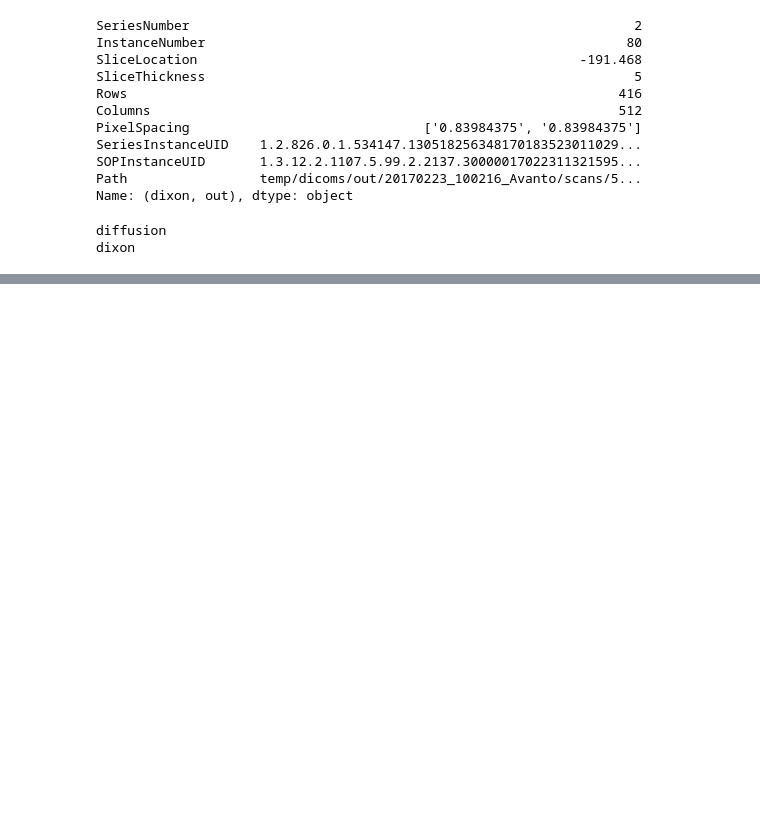
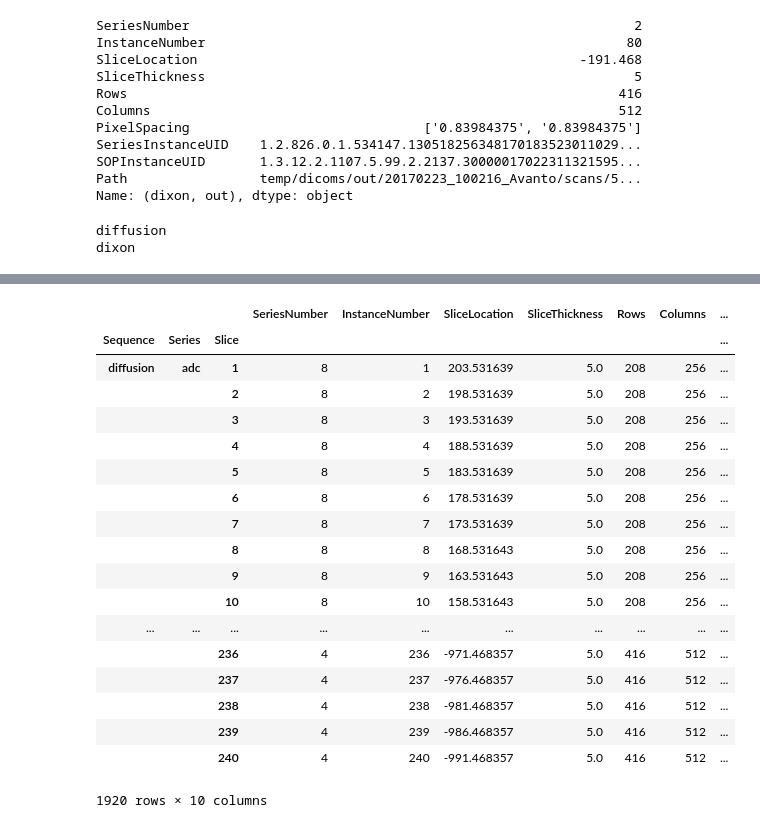
Before and after one commit to theo-barfoot/MALIMAR_data_cleaning, a Jupyter notebook: scrap.ipynb, the cells around one changed output, grey strips where cells are left out. Cells and saved outputs as stored; diff of their text form; code cells hidden in the pictures; blank space fills up the shorter version.

Commit message:
slice index and instance number fixed uids done properly

```diff
--- a/scrap.ipynb
+++ b/scrap.ipynb
@@ -1511,0 +1537,2 @@ dixon
+# %%
+df.drop(['Slice','Slice.1'], axis=1, inplace=True)
@@ -1511,0 +1560,2 @@ dixon
+# %%
+df.set_index(['Sequence', 'Series', 'InstanceNumber'], drop=False, inplace=True)
@@ -1511,0 +1584,2 @@ dixon
+# %%
+df.drop(['Sequence', 'Series'], axis=1, inplace=True)  # Keep InstanceNumber column
@@ -1511,0 +1608,24 @@ dixon
+# %%
+df.rename_axis(index={'InstanceNumber': 'Slice'}, inplace=True)
+# %%
+df
+# %% [output]
+|  |  |  | SeriesNumber | InstanceNumber | SliceLocation | SliceThickness | Rows | Columns | ... |
+| Sequence | Series | Slice |  |  |  |  |  |  | ... |
+| diffusion | adc | 1 | 8 | 1 | 203.531639 | 5.0 | 208 | 256 | ... |
+|  |  | 2 | 8 | 2 | 198.531639 | 5.0 | 208 | 256 | ... |
+|  |  | 3 | 8 | 3 | 193.531639 | 5.0 | 208 | 256 | ... |
+|  |  | 4 | 8 | 4 | 188.531639 | 5.0 | 208 | 256 | ... |
+|  |  | 5 | 8 | 5 | 183.531639 | 5.0 | 208 | 256 | ... |
+|  |  | 6 | 8 | 6 | 178.531639 | 5.0 | 208 | 256 | ... |
+|  |  | 7 | 8 | 7 | 173.531639 | 5.0 | 208 | 256 | ... |
+|  |  | 8 | 8 | 8 | 168.531643 | 5.0 | 208 | 256 | ... |
+|  |  | 9 | 8 | 9 | 163.531643 | 5.0 | 208 | 256 | ... |
+|  |  | 10 | 8 | 10 | 158.531643 | 5.0 | 208 | 256 | ... |
+| ... | ... | ... | ... | ... | ... | ... | ... | ... | ... |
+|  |  | 236 | 4 | 236 | -971.468357 | 5.0 | 416 | 512 | ... |
+|  |  | 237 | 4 | 237 | -976.468357 | 5.0 | 416 | 512 | ... |
+|  |  | 238 | 4 | 238 | -981.468357 | 5.0 | 416 | 512 | ... |
+|  |  | 239 | 4 | 239 | -986.468357 | 5.0 | 416 | 512 | ... |
+|  |  | 240 | 4 | 240 | -991.468357 | 5.0 | 416 | 512 | ... |
+1920 rows × 10 columns
```
Also changed, not shown: parts of 46 cells of this notebook, 3 other files.
